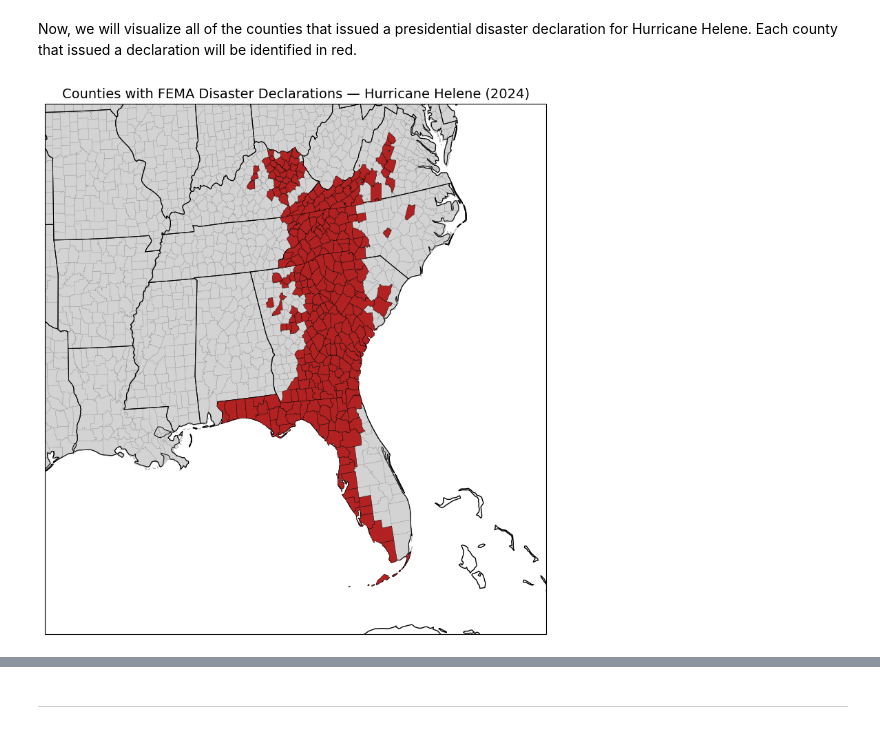
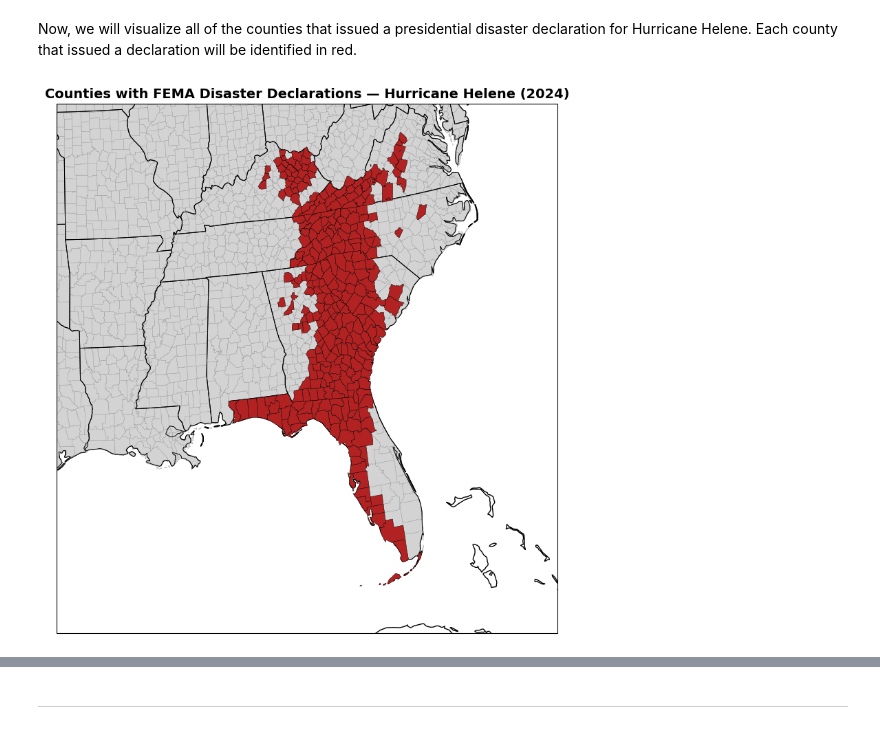
Before and after one commit to DAES433533/bluegreen, a Jupyter notebook: notebooks/helene_emergency_impacts.ipynb, the cells around one changed output, grey strips where cells are left out. Saved outputs shown, nothing was run; the diff lists cells and outputs as text; code cells hidden in the pictures.

```diff
--- a/notebooks/helene_emergency_impacts.ipynb
+++ b/notebooks/helene_emergency_impacts.ipynb
@@ -211,24 +211,24 @@ Now, we will visualize all of the counties that issued a presidential disaster d
 # %%
 #plot data
 fig = plt.figure(figsize=(12, 10))
 
 #define projection and southeast US
 ax = plt.axes(projection=ccrs.LambertConformal())
 ax.set_extent([-95, -75, 24, 39], crs=ccrs.PlateCarree())
 
 #add geographic features
 ax.add_feature(cfeature.STATES.with_scale('50m'), linewidth=0.7, edgecolor='black', zorder=2)
 ax.add_feature(cfeature.COASTLINE.with_scale('50m'), zorder=0)
 ax.add_feature(cfeature.BORDERS.with_scale('50m'), zorder=1)
 
 #plot all counties in gray
 counties.plot(ax=ax, facecolor='lightgray', edgecolor='gray', linewidth=0.2, transform=ccrs.PlateCarree(), zorder=1)
 
 #plot affected counties in red
 helene_merged.plot(ax=ax, facecolor='firebrick', edgecolor='black', linewidth=0.3, transform=ccrs.PlateCarree(), zorder=2)
 
 #title and labels
-plt.title("Counties with FEMA Disaster Declarations — Hurricane Helene (2024)", fontsize=14)
+plt.title("Counties with FEMA Disaster Declarations — Hurricane Helene (2024)", fontsize=14, weight='bold')
 plt.show()
 # %% [output]
-[figure, old version]
+[figure, new version]
```
Also changed, not shown: parts of 7 cells of this notebook, 1 other file.
